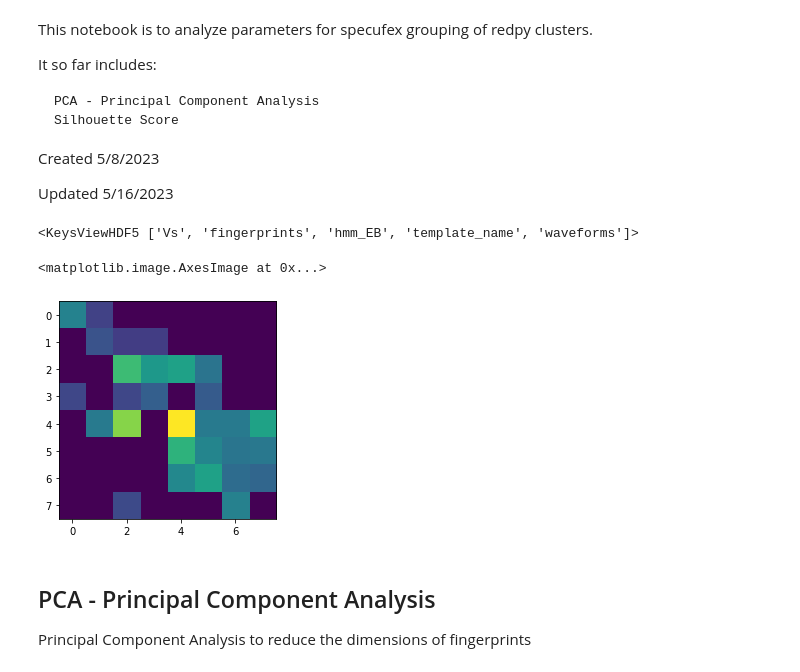
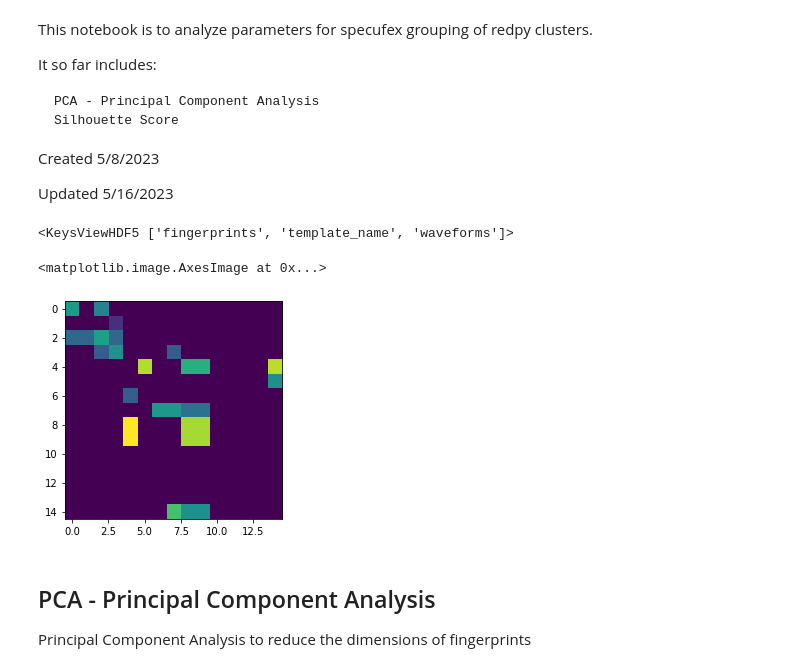
Before and after one commit to Denolle-Lab/expand_redpy, a Jupyter notebook: notebooks/specufex_grouping_analysis.ipynb, the cells around one changed output. Saved outputs shown, nothing was run; the diff lists cells and outputs as text; code cells hidden in the pictures.

Commit message:
fingerprint and analysis MAJOR UPDATE

```diff
--- a/notebooks/specufex_grouping_analysis.ipynb
+++ b/notebooks/specufex_grouping_analysis.ipynb
@@ -24,19 +24,19 @@ import pandas as pd
 import h5py #for reading/writing data
 from obspy import Trace #for reading array as a trace
 # %%
-with h5py.File("/home/smocz/expand_redpy_new_files/h5/specufex_data_full_tgz.h5", "r") as f: #pull in fingerprints
+with h5py.File("/home/smocz/expand_redpy_new_files/h5/new_Rainier_template_waveforms.h5", "r") as f: #pull in fingerprints
     fingerprints = f["fingerprints"][()]
     template_name = f["template_name"][()]
 #     group_id = f["group_id"][()]
     waveforms = f["waveforms"][()]
     print(f.keys()) #print what data is in this file
 # %% [output]
-<KeysViewHDF5 ['Vs', 'fingerprints', 'hmm_EB', 'template_name', 'waveforms']>
+<KeysViewHDF5 ['fingerprints', 'template_name', 'waveforms']>
 # %%
-plt.imshow(fingerprints[0]) #show an example fingerprint
+plt.imshow(fingerprints[13]) #show an example fingerprint
 # %% [output]
 <matplotlib.image.AxesImage at 0x...>
-[figure, old version]
+[figure, new version]
 # %% [markdown]
 ## PCA - Principal Component Analysis
 
```
Also changed, not shown: parts of 6 cells of this notebook, 3 other files.
